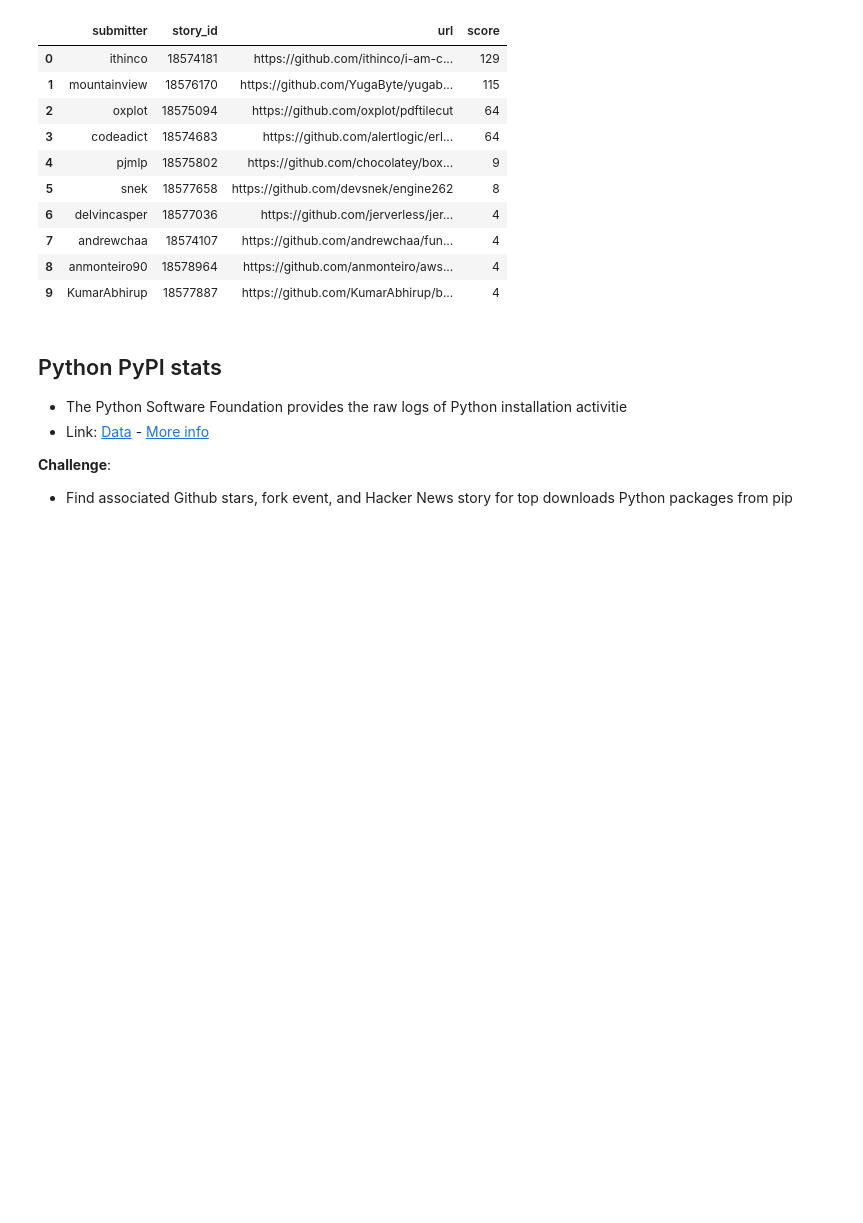
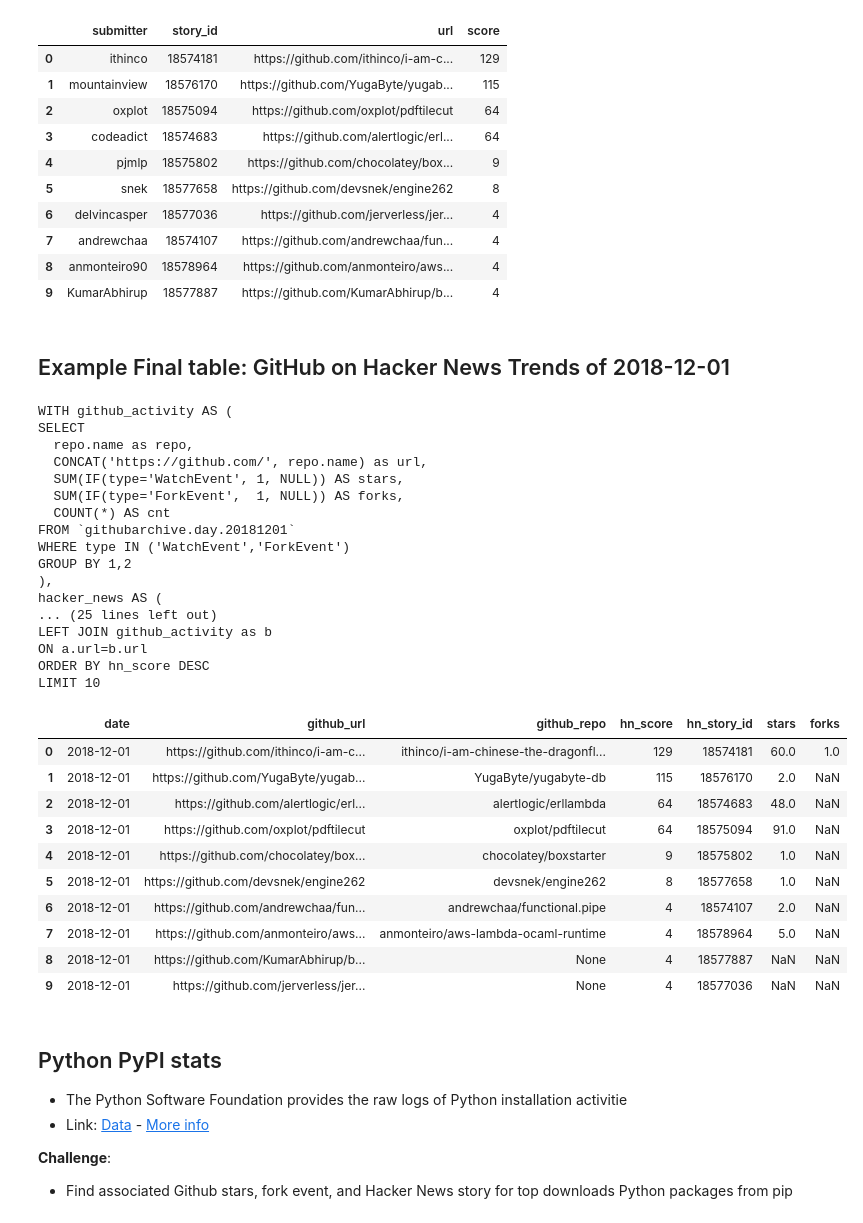
Before and after one commit to tuanavu/airflow-tutorial, a Jupyter notebook: notebooks/gcloud-example/github-trend-analysis.ipynb, the cells around one changed output. Saved outputs shown, nothing was run; the diff lists cells and outputs as text; code cells hidden in the pictures; blank space fills up the shorter version.

```diff
--- a/notebooks/gcloud-example/github-trend-analysis.ipynb
+++ b/notebooks/gcloud-example/github-trend-analysis.ipynb
@@ -280,6 +280,86 @@ ORDER BY score DESC
 | 7 | andrewchaa | 18574107 | https://github.com/andrewchaa/fun... | 4 |
 | 8 | anmonteiro90 | 18578964 | https://github.com/anmonteiro/aws... | 4 |
 | 9 | KumarAbhirup | 18577887 | https://github.com/KumarAbhirup/b... | 4 |
+# %% [markdown]
+## Example Final table: GitHub on Hacker News Trends of 2018-12-01
+# %%
+query = """
+WITH github_activity AS (
+SELECT
+  repo.name as repo,
+  CONCAT('https://github.com/', repo.name) as url,
+  SUM(IF(type='WatchEvent', 1, NULL)) AS stars,
+  SUM(IF(type='ForkEvent',  1, NULL)) AS forks,
+  COUNT(*) AS cnt
+FROM `githubarchive.day.{0}`
+WHERE type IN ('WatchEvent','ForkEvent')
+GROUP BY 1,2
+),
+hacker_news AS (
+SELECT
+  EXTRACT(DATE FROM timestamp) as date,
+  `by` AS submitter,
+  id as story_id,
+  REGEXP_EXTRACT(url, "(https?://github.com/[^/]*/[^/#?]*)") as url,
+  SUM(score) as score
+FROM
+  `bigquery-public-data.hacker_news.full`
+WHERE
+  type = 'story'
+  AND EXTRACT(DATE FROM timestamp)='{1}'
+  AND url LIKE '%https://github.com%'
+  AND url NOT LIKE '%github.com/blog/%'
+GROUP BY 1,2,3,4
+)
+
+SELECT
+  a.date as date,
+  a.url as github_url,
+  b.repo as github_repo,
+  a.score as hn_score,
+  a.story_id as hn_story_id,
+  b.stars as stars,
+  b.forks as forks
+FROM hacker_news as a
+LEFT JOIN github_activity as b
+ON a.url=b.url
+ORDER BY hn_score DESC
+LIMIT 10
+""".format(process_date_nodash, process_date)
+
+print (query)
+
+df = pd.read_gbq(query, project_id=project_id, dialect='standard')
+df.head(10)
+# %% [output]
+WITH github_activity AS (
+SELECT
+  repo.name as repo,
+  CONCAT('https://github.com/', repo.name) as url,
+  SUM(IF(type='WatchEvent', 1, NULL)) AS stars,
+  SUM(IF(type='ForkEvent',  1, NULL)) AS forks,
+  COUNT(*) AS cnt
+FROM `githubarchive.day.20181201`
+WHERE type IN ('WatchEvent','ForkEvent')
+GROUP BY 1,2
+),
+hacker_news AS (
+... (25 lines left out)
+LEFT JOIN github_activity as b
+ON a.url=b.url
+ORDER BY hn_score DESC
+LIMIT 10
+|  | date | github_url | github_repo | hn_score | hn_story_id | stars | forks |
+| 0 | 2018-12-01 | https://github.com/ithinco/i-am-c... | ithinco/i-am-chinese-the-dragonfl... | 129 | 18574181 | 60.0 | 1.0 |
+| 1 | 2018-12-01 | https://github.com/YugaByte/yugab... | YugaByte/yugabyte-db | 115 | 18576170 | 2.0 | NaN |
+| 2 | 2018-12-01 | https://github.com/alertlogic/erl... | alertlogic/erllambda | 64 | 18574683 | 48.0 | NaN |
+| 3 | 2018-12-01 | https://github.com/oxplot/pdftilecut | oxplot/pdftilecut | 64 | 18575094 | 91.0 | NaN |
+| 4 | 2018-12-01 | https://github.com/chocolatey/box... | chocolatey/boxstarter | 9 | 18575802 | 1.0 | NaN |
+| 5 | 2018-12-01 | https://github.com/devsnek/engine262 | devsnek/engine262 | 8 | 18577658 | 1.0 | NaN |
+| 6 | 2018-12-01 | https://github.com/andrewchaa/fun... | andrewchaa/functional.pipe | 4 | 18574107 | 2.0 | NaN |
+| 7 | 2018-12-01 | https://github.com/anmonteiro/aws... | anmonteiro/aws-lambda-ocaml-runtime | 4 | 18578964 | 5.0 | NaN |
+| 8 | 2018-12-01 | https://github.com/KumarAbhirup/b... | None | 4 | 18577887 | NaN | NaN |
+| 9 | 2018-12-01 | https://github.com/jerverless/jer... | None | 4 | 18577036 | NaN | NaN |
 # %% [markdown]
 ## Python PyPI stats
 - The Python Software Foundation provides the raw logs of Python installation activitie
```
